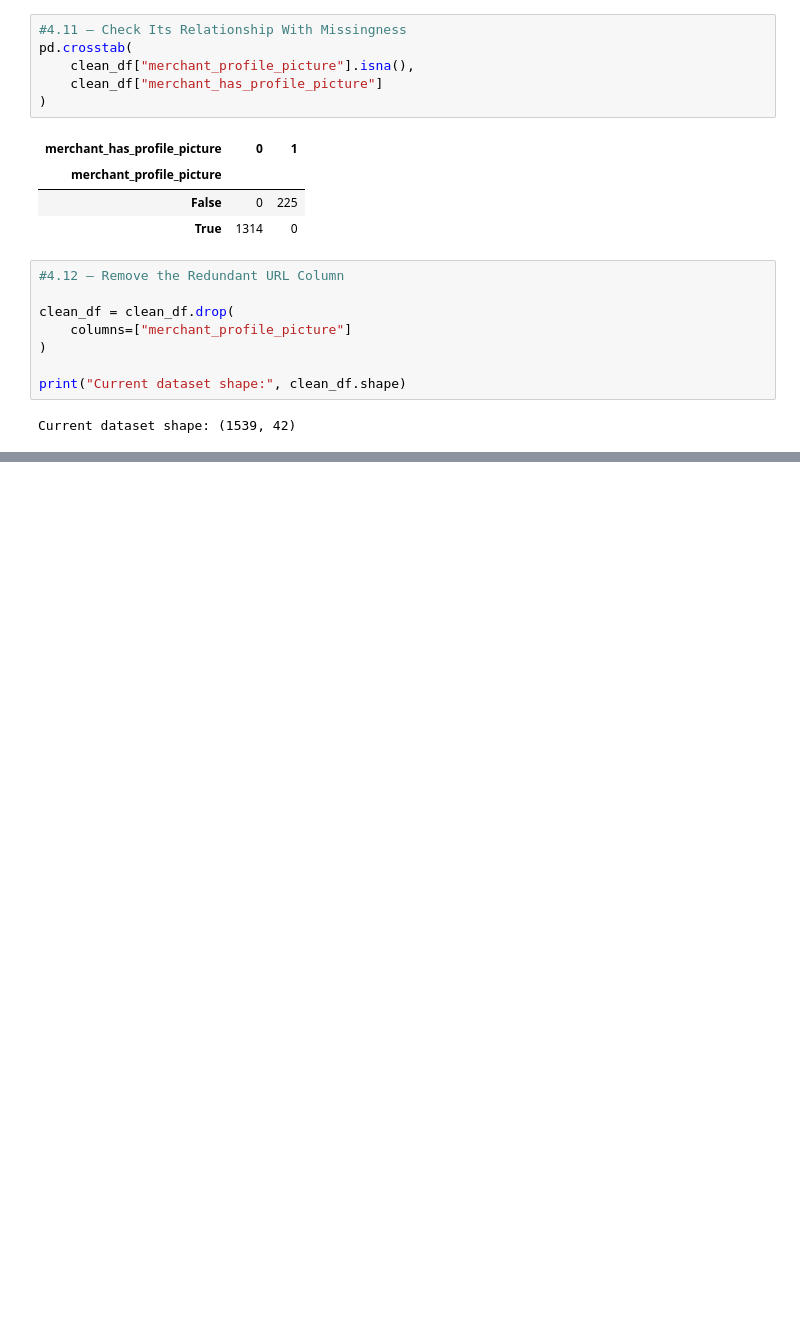
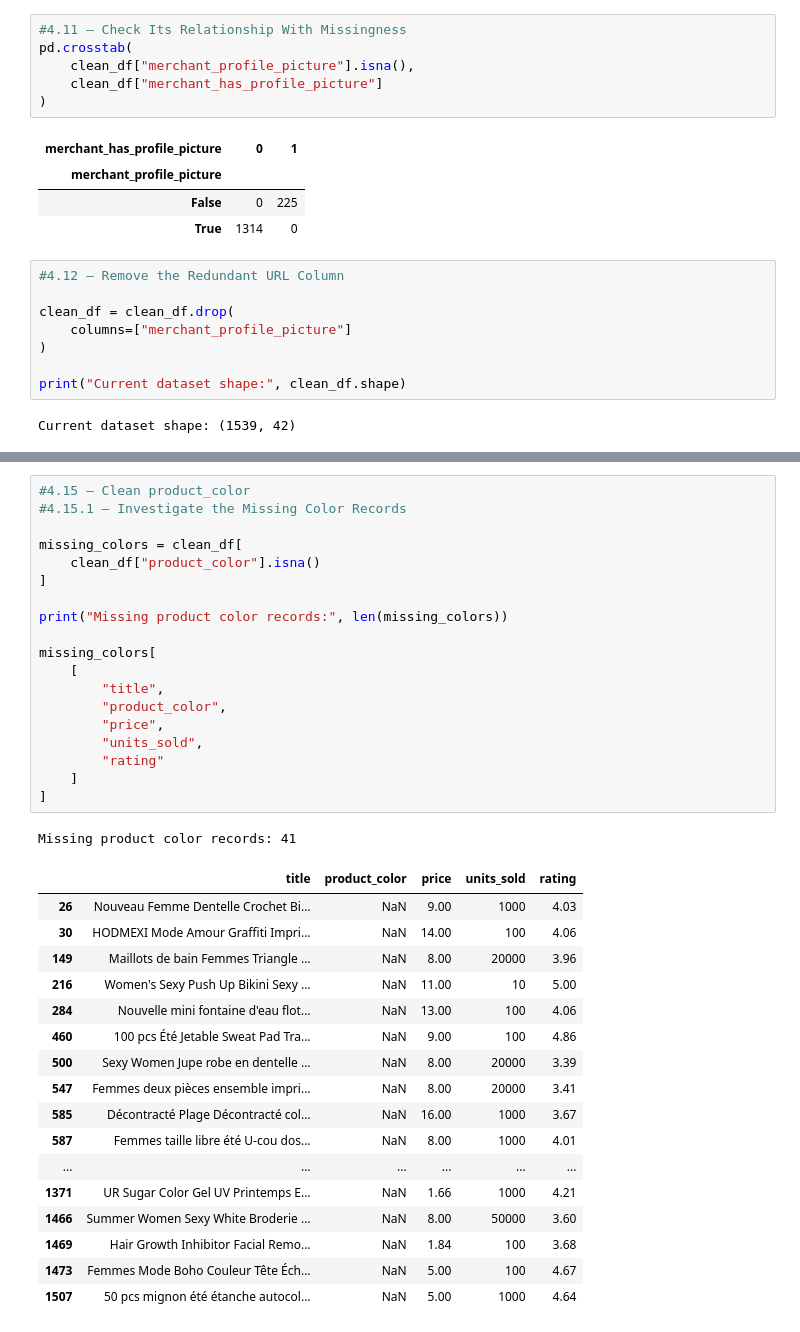
Before and after one commit to kaizen-jay/Retail-Sales-Analytics, a Jupyter notebook: notebooks/summer_product_analysis.ipynb, the cells around one changed output, grey strips where cells are left out. Saved outputs shown, nothing was run; the diff lists cells and outputs as text; blank space fills up the shorter version.

Commit message:
Still doing the cleaning part

```diff
--- a/notebooks/summer_product_analysis.ipynb
+++ b/notebooks/summer_product_analysis.ipynb
@@ -1039,0 +1085,38 @@ Current dataset shape: (1539, 42)
+# %%
+#4.15 — Clean product_color
+#4.15.1 — Investigate the Missing Color Records
+
+missing_colors = clean_df[
+    clean_df["product_color"].isna()
+]
+
+print("Missing product color records:", len(missing_colors))
+
+missing_colors[
+    [
+        "title",
+        "product_color",
+        "price",
+        "units_sold",
+        "rating"
+    ]
+]
+# %% [output]
+Missing product color records: 41
+|  | title | product_color | price | units_sold | rating |
+| 26 | Nouveau Femme Dentelle Crochet Bi... | NaN | 9.00 | 1000 | 4.03 |
+| 30 | HODMEXI Mode Amour Graffiti Impri... | NaN | 14.00 | 100 | 4.06 |
+| 149 | Maillots de bain Femmes Triangle ... | NaN | 8.00 | 20000 | 3.96 |
+| 216 | Women's Sexy Push Up Bikini Sexy ... | NaN | 11.00 | 10 | 5.00 |
+| 284 | Nouvelle mini fontaine d'eau flot... | NaN | 13.00 | 100 | 4.06 |
+| 460 | 100 pcs Été Jetable Sweat Pad Tra... | NaN | 9.00 | 100 | 4.86 |
+| 500 | Sexy Women Jupe robe en dentelle ... | NaN | 8.00 | 20000 | 3.39 |
+| 547 | Femmes deux pièces ensemble impri... | NaN | 8.00 | 20000 | 3.41 |
+| 585 | Décontracté Plage Décontracté col... | NaN | 16.00 | 1000 | 3.67 |
+| 587 | Femmes taille libre été U-cou dos... | NaN | 8.00 | 1000 | 4.01 |
+| ... | ... | ... | ... | ... | ... |
+| 1371 | UR Sugar Color Gel UV Printemps E... | NaN | 1.66 | 1000 | 4.21 |
+| 1466 | Summer Women Sexy White Broderie ... | NaN | 8.00 | 50000 | 3.60 |
+| 1469 | Hair Growth Inhibitor Facial Remo... | NaN | 1.84 | 100 | 3.68 |
+| 1473 | Femmes Mode Boho Couleur Tête Éch... | NaN | 5.00 | 100 | 4.67 |
+| 1507 | 50 pcs mignon été étanche autocol... | NaN | 5.00 | 1000 | 4.64 |
```
Also changed, not shown: parts of 7 cells of this notebook.
